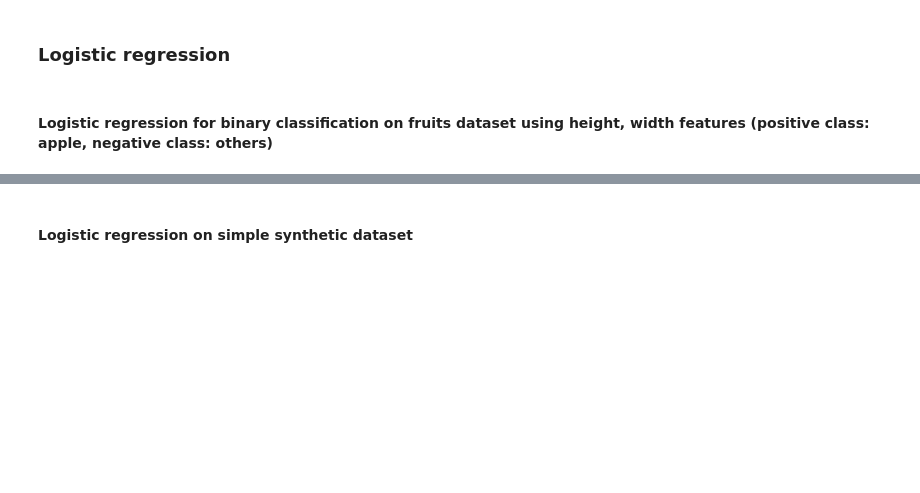
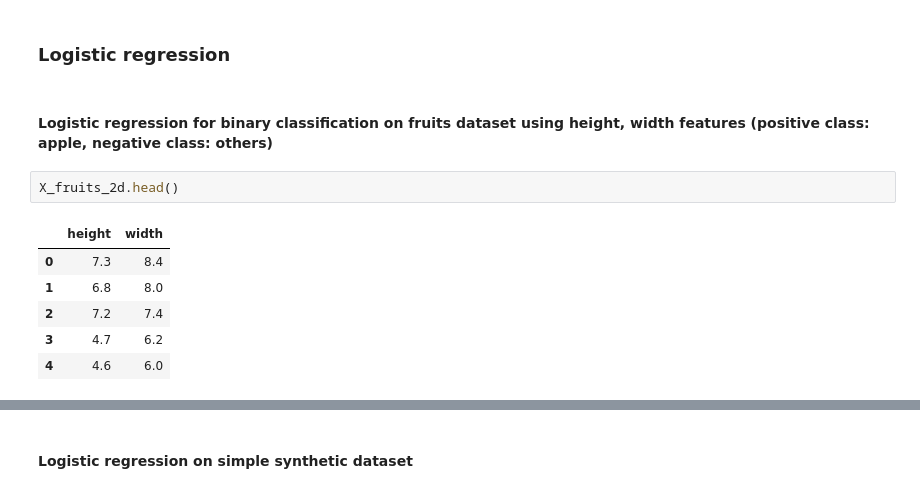
Before and after one commit to mittrayash/Coursera-Work, a Jupyter notebook: DataScience-Course3-Applied Machine Learning in Python/Week 2/Module+2.ipynb, the cells around one changed output, grey strips where cells are left out. Saved outputs shown, nothing was run; the diff lists cells and outputs as text; blank space fills up the shorter version.

```diff
--- a/DataScience-Course3-Applied Machine Learning in Python/Week 2/Module+2.ipynb
+++ b/DataScience-Course3-Applied Machine Learning in Python/Week 2/Module+2.ipynb
@@ -631,3 +631,12 @@ polynomial features up to degree 2 (quadratic)
 ### Logistic regression
 # %% [markdown]
 #### Logistic regression for binary classification on fruits dataset using height, width features (positive class: apple, negative class: others)
+# %%
+X_fruits_2d.head()
+# %% [output]
+|  | height | width |
+| 0 | 7.3 | 8.4 |
+| 1 | 6.8 | 8.0 |
+| 2 | 7.2 | 7.4 |
+| 3 | 4.7 | 6.2 |
+| 4 | 4.6 | 6.0 |
```
Also changed, not shown: parts of 7 cells of this notebook, 1 other file.
